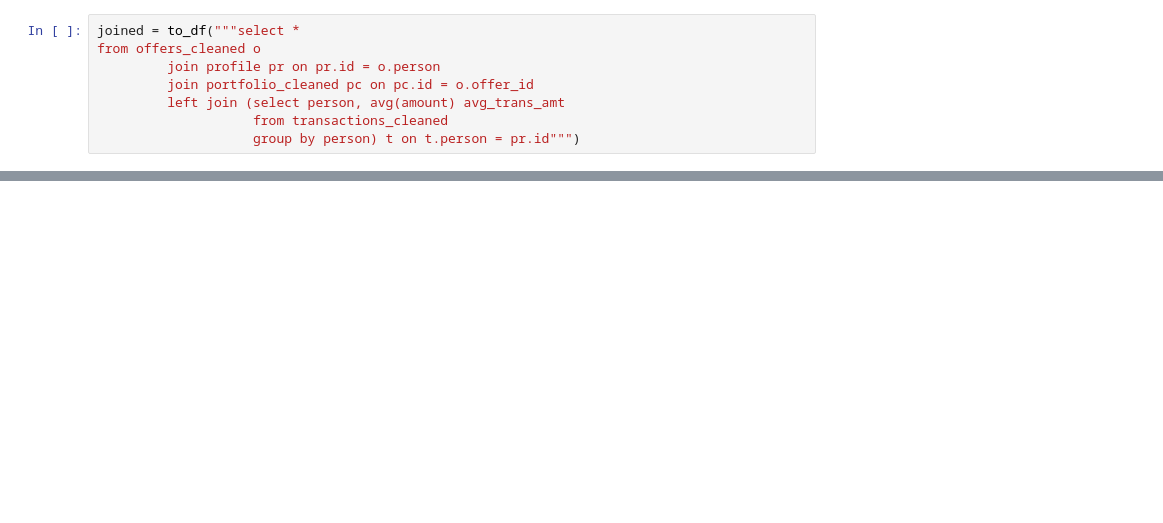
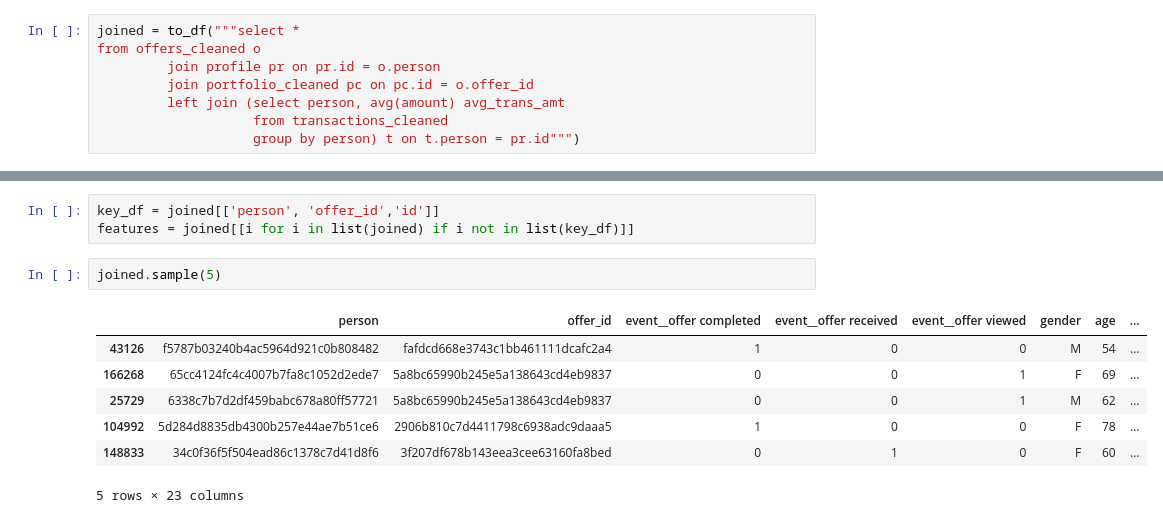
Before and after one commit to jmnickerson05/udacity_starbucks_capstone, a Jupyter notebook: Starbucks_Capstone_notebook.ipynb, the cells around one changed output, grey strips where cells are left out. Saved outputs shown, nothing was run; the diff lists cells and outputs as text; blank space fills up the shorter version.

```diff
--- a/Starbucks_Capstone_notebook.ipynb
+++ b/Starbucks_Capstone_notebook.ipynb
@@ -281,0 +393,13 @@ list(joined)
+# %%
+key_df = joined[['person', 'offer_id','id']]
+features = joined[[i for i in list(joined) if i not in list(key_df)]]
+# %%
+joined.sample(5)
+# %% [output]
+|  | person | offer_id | event__offer completed | event__offer received | event__offer viewed | gender | age | ... |
+| 43126 | f5787b03240b4ac5964d921c0b808482 | fafdcd668e3743c1bb461111dcafc2a4 | 1 | 0 | 0 | M | 54 | ... |
+| 166268 | 65cc4124fc4c4007b7fa8c1052d2ede7 | 5a8bc65990b245e5a138643cd4eb9837 | 0 | 0 | 1 | F | 69 | ... |
+| 25729 | 6338c7b7d2df459babc678a80ff57721 | 5a8bc65990b245e5a138643cd4eb9837 | 0 | 0 | 1 | M | 62 | ... |
+| 104992 | 5d284d8835db4300b257e44ae7b51ce6 | 2906b810c7d4411798c6938adc9daaa5 | 1 | 0 | 0 | F | 78 | ... |
+| 148833 | 34c0f36f5f504ead86c1378c7d41d8f6 | 3f207df678b143eea3cee63160fa8bed | 0 | 1 | 0 | F | 60 | ... |
+5 rows × 23 columns
```
Also changed, not shown: parts of 20 cells of this notebook, 1 other file.
